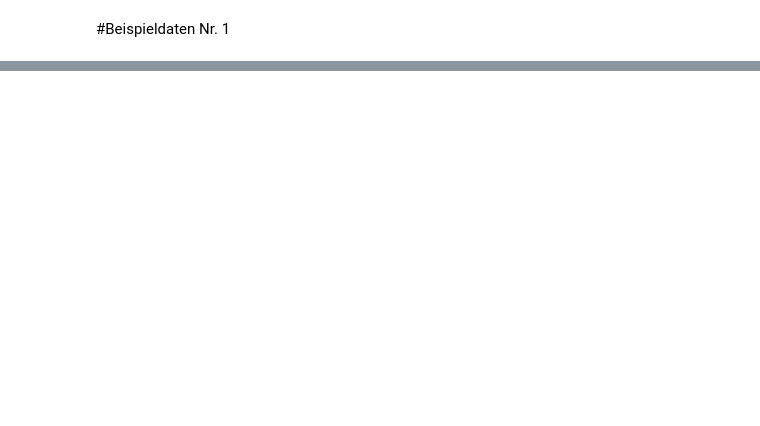
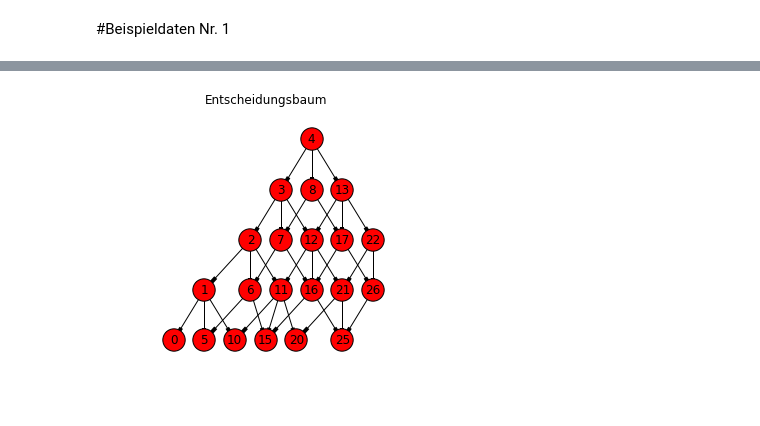
Before and after one commit to rb4k/DP-RM-with-storage, a Jupyter notebook: Data01.ipynb, the cells around one changed output, grey strips where cells are left out. Saved outputs shown, nothing was run; the diff lists cells and outputs as text; code cells hidden in the pictures; blank space fills up the shorter version.

```diff
--- a/Data01.ipynb
+++ b/Data01.ipynb
@@ -36,8 +36,8 @@ times = Time(4)
 
 # Wahrscheinlichkeiten
 probs = Prob(products, times)
-probs[1] = [0.5, 0.5, 0.5, 0.5, 0]
-probs[2] = [0.1, 0.1, 0.1, 0.1, 0]
+probs[1] = [0, 0.5, 0.5, 0.5, 0.5]
+probs[2] = [0, 0.1, 0.1, 0.1, 0.1]
 
 # Gegenwahrscheinlichkeiten
 against_probs = Against_Prob(probs)
@@ -59,7 +60,7 @@ print datetime.datetime.now()-a
 # %%
 # Erstellung der Struktur als NetworkX-Graph
-graph = Structure(solutions, products, consumtions, revenues)
+graph = Structure(solutions, products, consumtions, revenues, probs)
 
 # Ermittlung der besten Politik (Dijkstra Algorithmus)
-best_politic = Best_Politic(graph, times)
+best_politic = Best_Politic(graph, times, start=3)
 # %% [output]
@@ -69,0 +104,4 @@ Für den Zeitpung 1 ist die Annahme des Auftrags 0 die beste Politik.
+# %%
+Drawing(graph)
+# %% [output]
+[figure, added]
```
Also changed, not shown: parts of 4 cells of this notebook, 4 other files.
